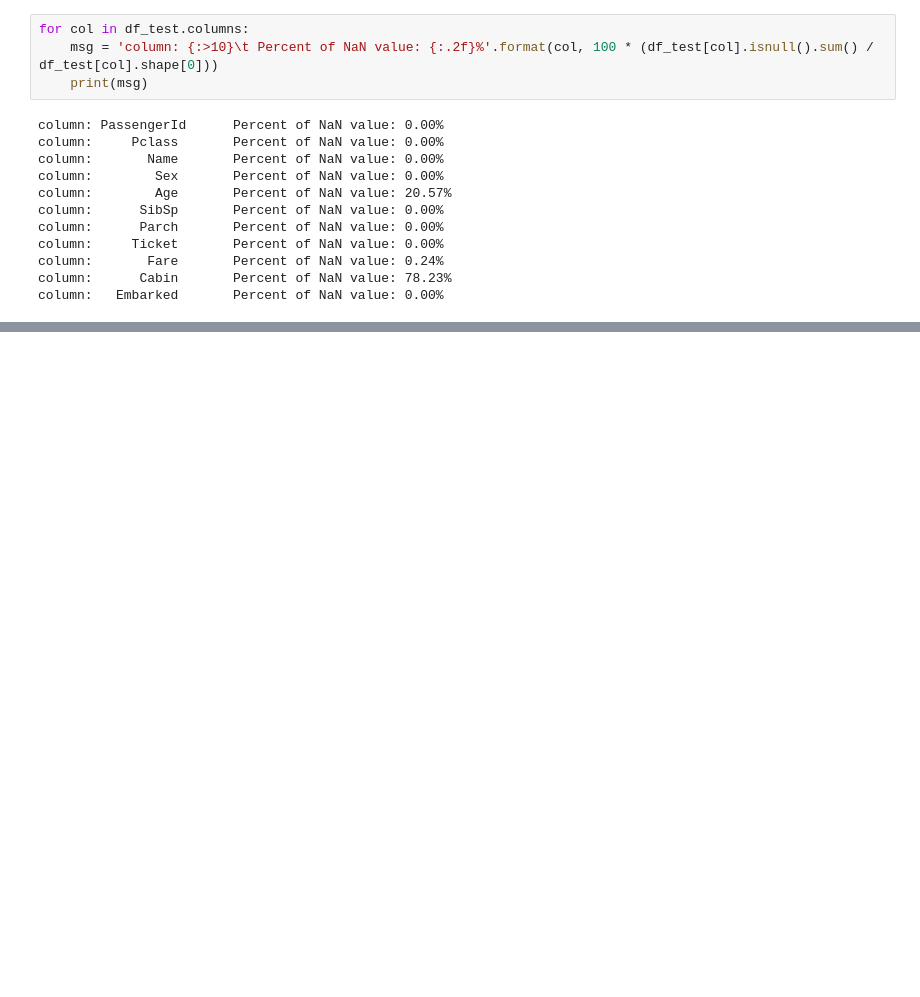
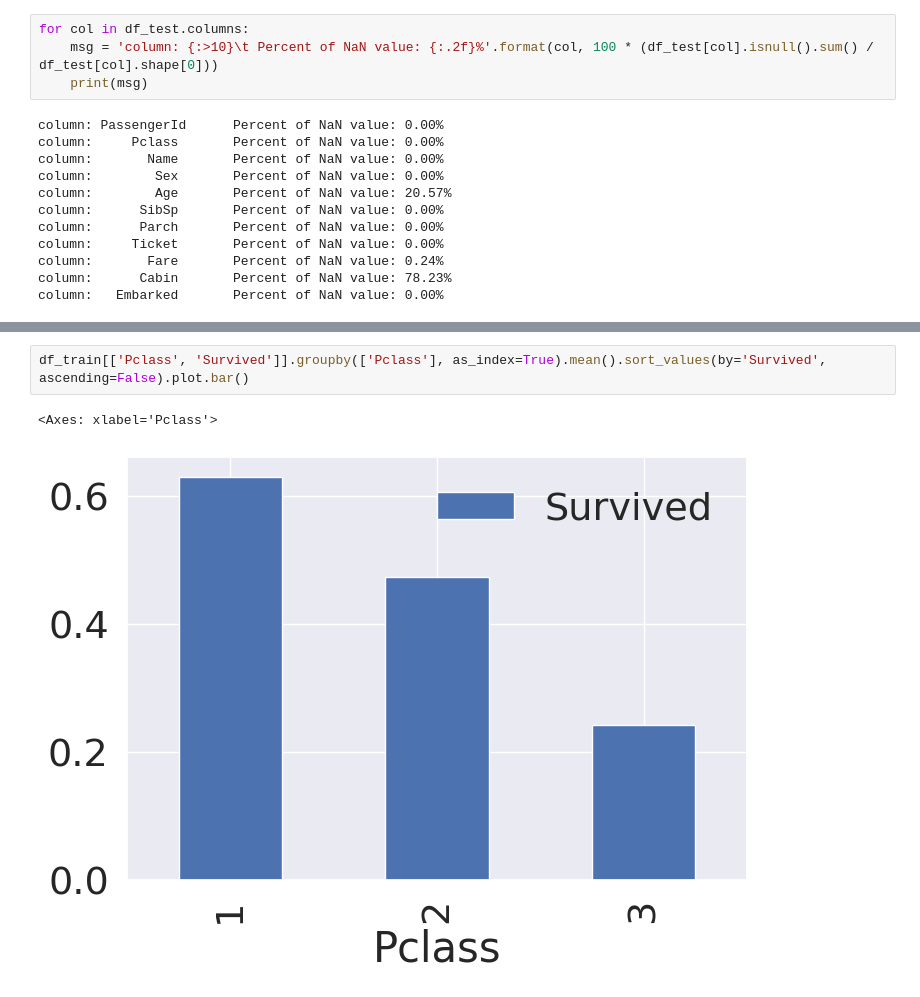
Before and after one commit to greedypelican/git-kaggle, a Jupyter notebook: Titanic/Titanic.ipynb, the cells around one changed output, grey strips where cells are left out. Saved outputs shown, nothing was run; the diff lists cells and outputs as text; blank space fills up the shorter version.

```diff
--- a/Titanic/Titanic.ipynb
+++ b/Titanic/Titanic.ipynb
@@ -86,0 +128,5 @@ msno.bar(df=df_test.iloc[:, :], figsize=(8, 8), color=(0.8, 0.5, 0.2))
+# %%
+df_train[['Pclass', 'Survived']].groupby(['Pclass'], as_index=True).mean().sort_values(by='Survived', ascending=False).plot.bar()
+# %% [output]
+<Axes: xlabel='Pclass'>
+[figure, added]
```
Also changed, not shown: parts of 8 cells of this notebook, 1 other file.
